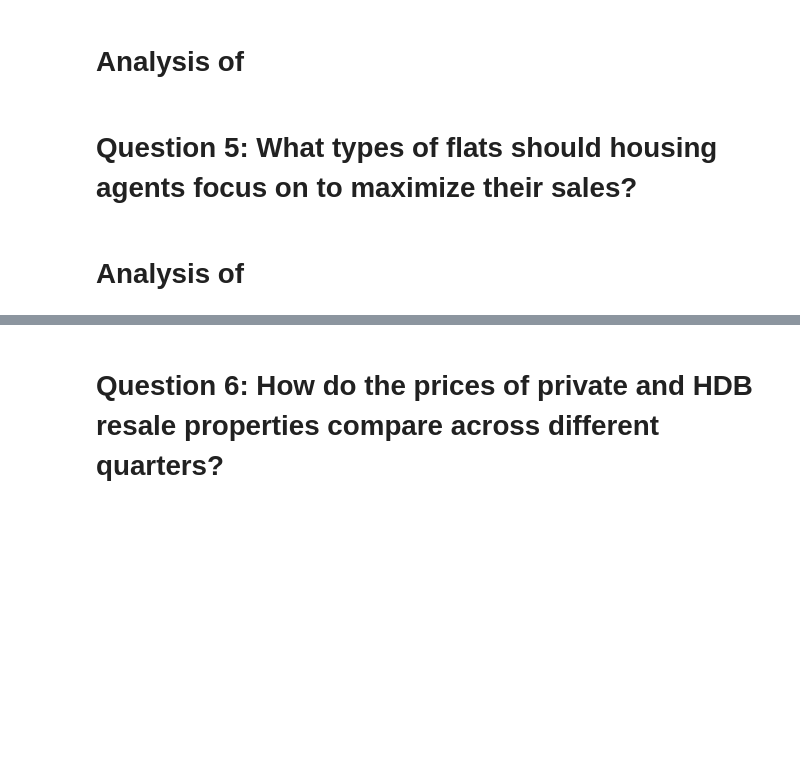
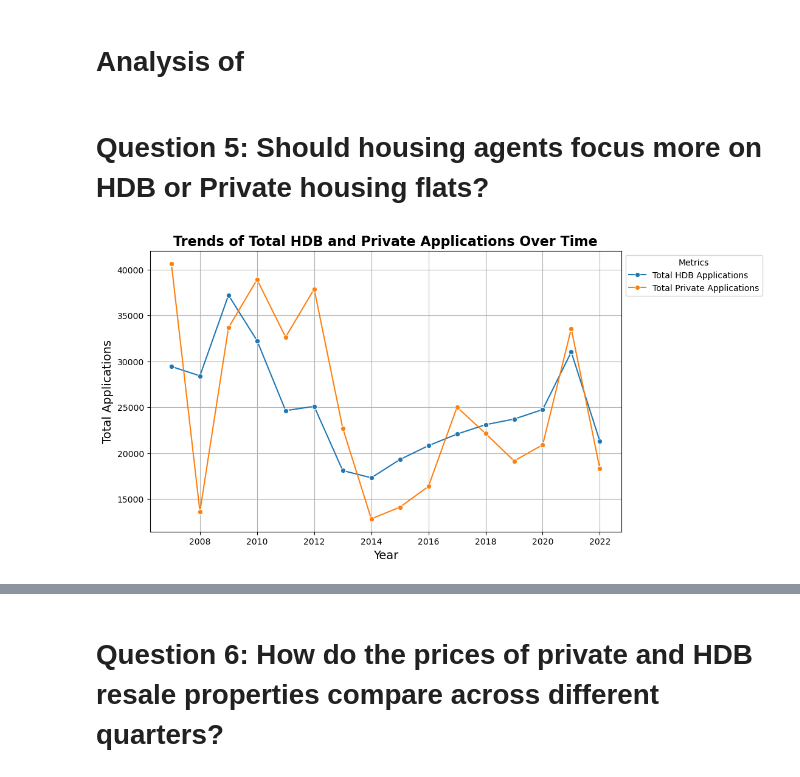
Before and after one commit to jianmin22/PDASCA2, a Jupyter notebook: ca2.ipynb, the cells around one changed output, grey strips where cells are left out. Cells and saved outputs as stored; diff of their text form; code cells hidden in the pictures; blank space fills up the shorter version.

Commit message:
question 1-6 first ver graph done

```diff
--- a/ca2.ipynb
+++ b/ca2.ipynb
@@ -436,6 +431,39 @@ plt.show()
 # %% [markdown]
 # Analysis of
 # %% [markdown]
-# Question 5: What types of flats should housing agents focus on to maximize their sales?
+# Question 5: Should housing agents focus more on HDB or Private housing flats?
-# %% [markdown]
-# Analysis of
+# %%
+# Create a copy of the DataFrame for processing
+processed_data = merged_data.copy()
+
+# Aggregate total HDB applications
+processed_data['total_hdb_applications'] = processed_data[
+    ['hdb_1_room', 'hdb_2_room', 'hdb_3_room', 'hdb_4_room', 'hdb_5_room', 'hdb_executive']
+].sum(axis=1)
+
+# Aggregate total private applications
+processed_data['total_private_applications'] = processed_data[
+    ['private_new sale_completed','private_new sale_uncompleted', 'private_resale_applied', 'private_sub sale_applied']
+].sum(axis=1)
+
+# Extract the year from the quarter column
+processed_data['year'] = processed_data['quarter'].str[:4].astype(int)
+
+# Group by year and calculate annual sums
+annual_data = processed_data.groupby('year').sum().reset_index()
+
+# Plot the data
+plt.figure(figsize=(10, 6))
+
+# Plot each series with a different color
+sns.lineplot(data=annual_data, x='year', y='total_hdb_applications', label='Total HDB Applications', marker='o')
+sns.lineplot(data=annual_data, x='year', y='total_private_applications', label='Total Private Applications', marker='o')
+
+plt.title('Trends of Total HDB and Private Applications Over Time', fontsize=16, fontweight='bold')
+plt.xlabel('Year', fontsize=14)
+plt.ylabel('Total Applications', fontsize=14)
+plt.legend(title='Metrics', loc='upper left', bbox_to_anchor=(1, 1))
+plt.grid(True)
+plt.show()
+# %% [output]
+[figure, added]
```
Also changed, not shown: parts of 12 cells of this notebook.
